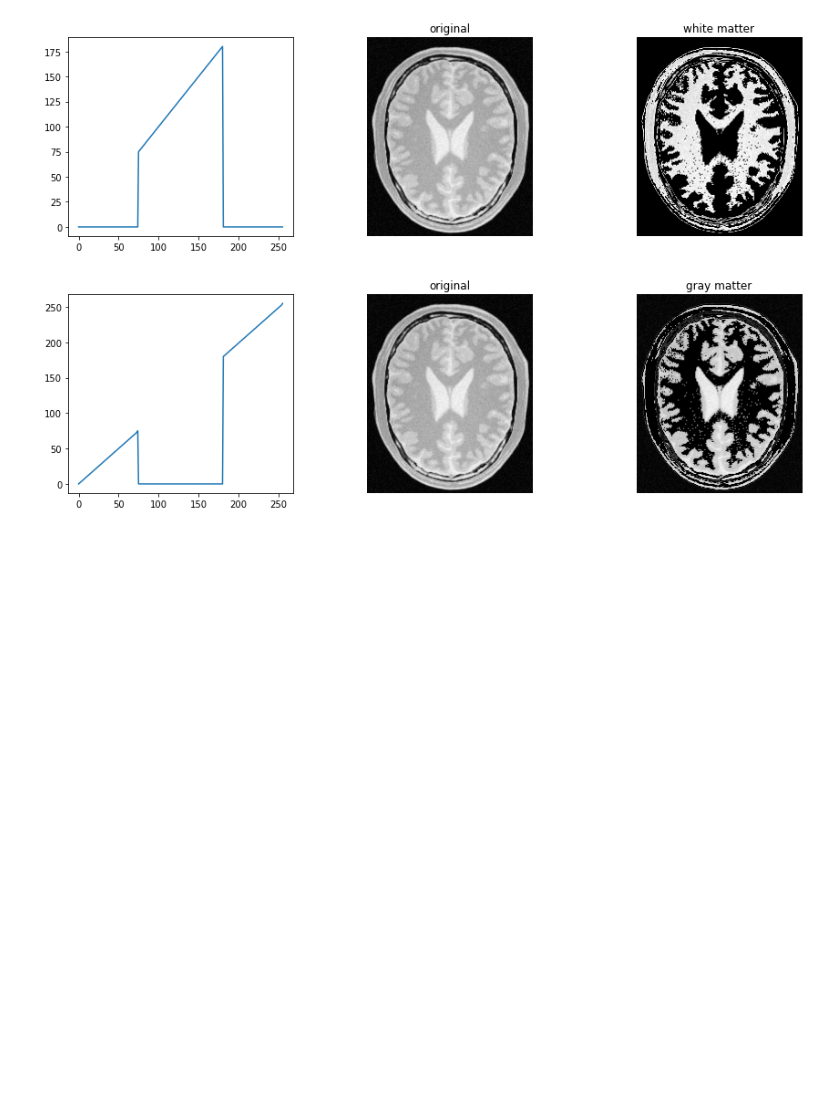
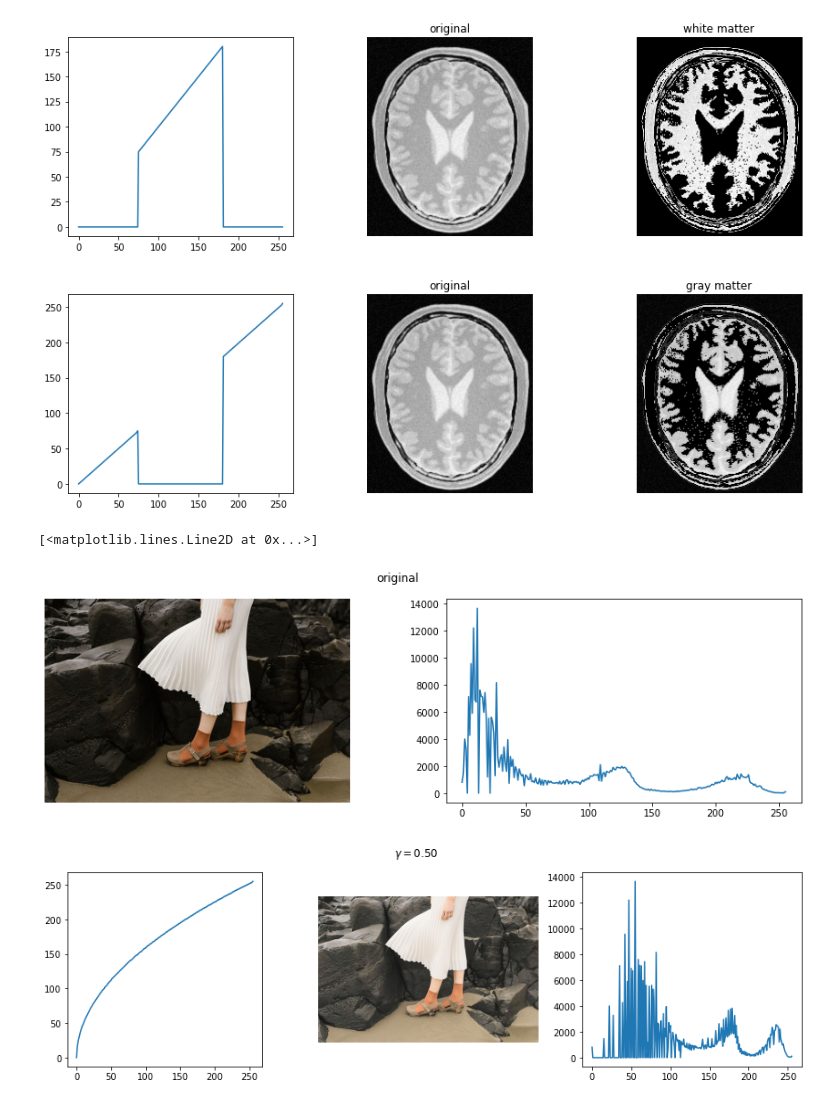
Before and after one commit to pramodj196/EN2550-Fundamentals-of-Image-Processing-and-Machine-Vision, a Jupyter notebook: Assignment 1/Assignemnt_1.ipynb, the cells around one changed output. Cells and saved outputs as stored; diff of their text form; code cells hidden in the pictures; blank space fills up the shorter version.

Commit message:
Question 3
Apply gamma correction to the L plane in the L ∗a ∗b ∗ color space

```diff
--- a/Assignment 1/Assignemnt_1.ipynb
+++ b/Assignment 1/Assignemnt_1.ipynb
@@ -83,3 +65,35 @@ ax[2].axis('off')
 (-0.5, 180.5, 216.5, -0.5)
 [figure]
 [figure]
+# %%
+#(3)
+im3 = cv.imread(r'highlights_and_shadows.jpg')
+assert im3 is not None
+
+im3_Lab = cv.cvtColor(im3, cv.COLOR_BGR2Lab)
+L,a,b = im3_Lab[:,:,0],im3_Lab[:,:,1],im3_Lab[:,:,2]
+hist_org = cv.calcHist([L], [0], None, [256], [0,256])
+
+fig, ax = plt.subplots(1,2,figsize = (15,4))
+fig.suptitle('original')
+ax[0].imshow(cv.cvtColor(im3, cv.COLOR_BGR2RGB))
+ax[0].axis('off')
+ax[1].plot(hist_org)
+
+gamma = 0.5
+lt = np.array([((i/255)**gamma)*255 for i in range(0,256)]).astype(np.uint8)
+L2 = cv.LUT(L, lt)
+im3_Lab[:,:,0] = L2
+hist = cv.calcHist([L2], [0], None, [256], [0,256])
+
+fig, ax = plt.subplots(1,3,figsize = (15,4))
+fig.suptitle('$ \gamma = %.2f$'%gamma)
+ax[0].plot(lt)
+ax[0].set_aspect('equal')
+ax[1].imshow(cv.cvtColor(im3_Lab, cv.COLOR_Lab2RGB))
+ax[1].axis('off')
+ax[2].plot(hist)
+# %% [output]
+[<matplotlib.lines.Line2D at 0x...>]
+[figure, added]
+[figure, added]
```
Also changed, not shown: parts of 2 cells of this notebook.
